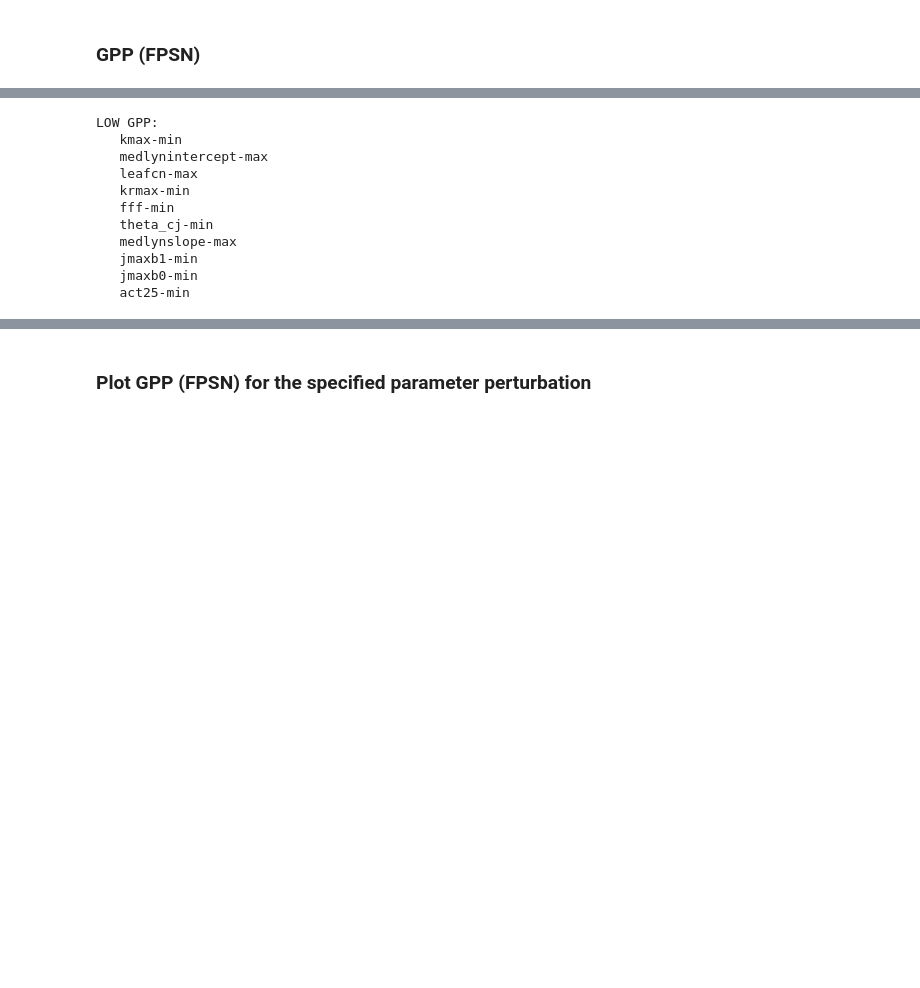
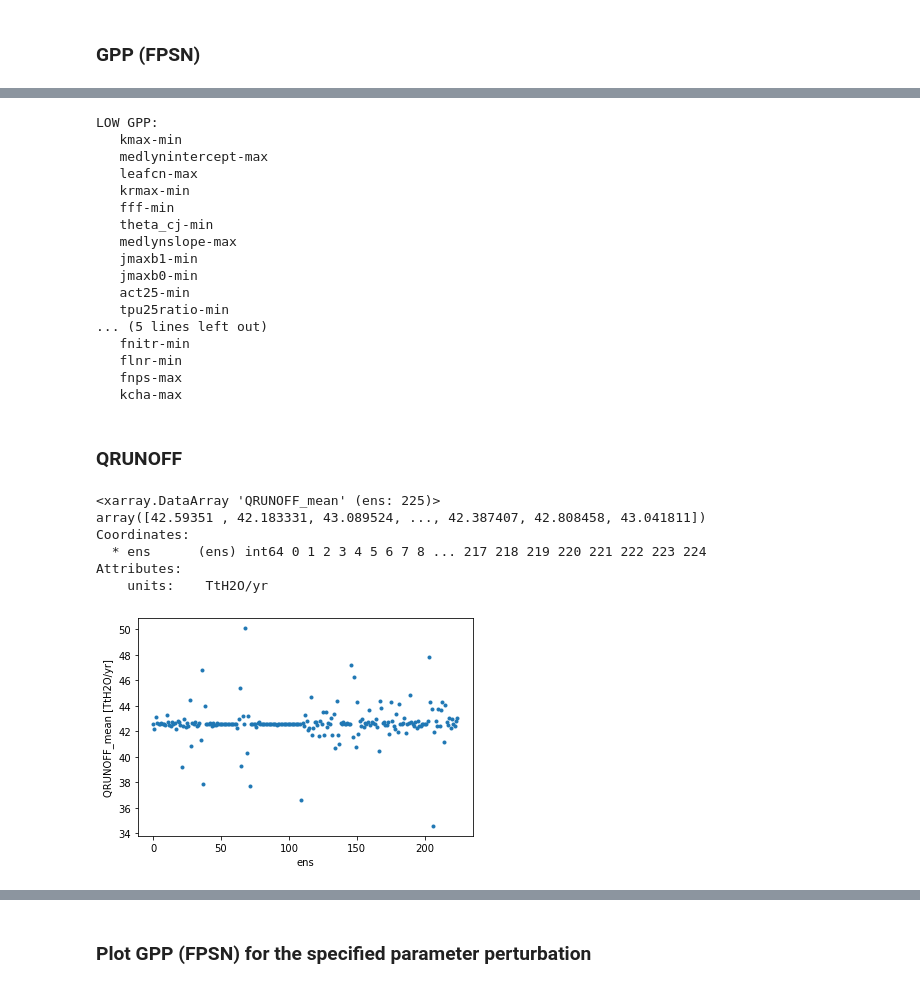
Before and after one commit to olyson/CLM5PPE, a Jupyter notebook: pyth/SPrankings.ipynb, the cells around one changed output, grey strips where cells are left out. Cells and saved outputs as stored; diff of their text form; code cells hidden in the pictures; blank space fills up the shorter version.

```diff
--- a/pyth/SPrankings.ipynb
+++ b/pyth/SPrankings.ipynb
@@ -355,8 +355,8 @@ gpp.plot.line('.');
 [figure]
 # %%
-#which perturbations yield the bottom 10 lowest GPP?
+#which perturbations yield the bottom 20 lowest GPP?
 print('LOW GPP:')
-for i in np.argsort(gpp)[:10]:
+for i in np.argsort(gpp)[:20]:
     p = str(ds.param[i].values)
     m = str(ds.minmax[i].values)
     print('   '+p+'-'+m)
@@ -372,3 +372,24 @@ LOW GPP:
    jmaxb1-min
    jmaxb0-min
    act25-min
+   tpu25ratio-min
+... (5 lines left out)
+   fnitr-min
+   flnr-min
+   fnps-max
+   kcha-max
+# %% [markdown]
+### QRUNOFF
+# %%
+datavar = 'QRUNOFF'
+qrunoff,iav = calc_mean(ds,datavar,la,dim='gridcell')
+print(qrunoff)
+qrunoff.plot.line('.');
+# %% [output]
+<xarray.DataArray 'QRUNOFF_mean' (ens: 225)>
+array([42.59351 , 42.183331, 43.089524, ..., 42.387407, 42.808458, 43.041811])
+Coordinates:
+  * ens      (ens) int64 0 1 2 3 4 5 6 7 8 ... 217 218 219 220 221 222 223 224
+Attributes:
+    units:    TtH2O/yr
+[figure, added]
```
Also changed, not shown: parts of 6 cells of this notebook.
